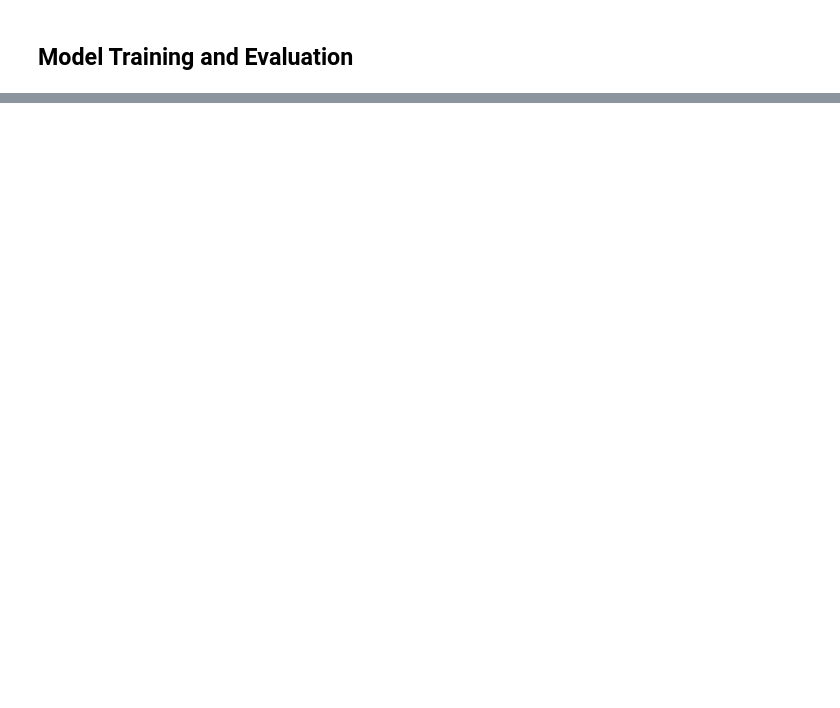
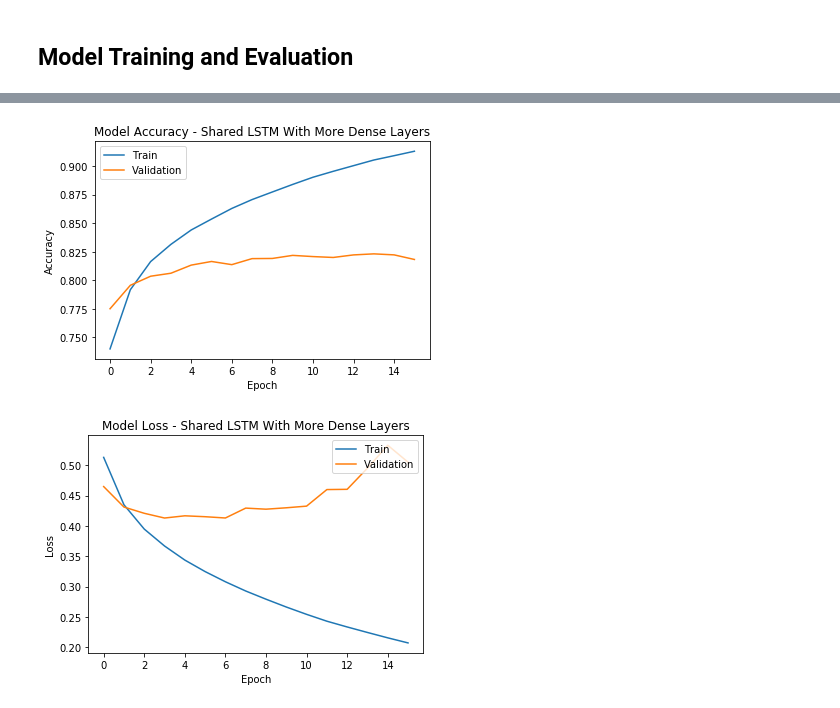
Before and after one commit to janaavula/QuoraKPMG_1, a Jupyter notebook: QuoraQuestionML-Tokenizer.ipynb, the cells around one changed output, grey strips where cells are left out. Saved outputs shown, nothing was run; the diff lists cells and outputs as text; code cells hidden in the pictures; blank space fills up the shorter version.

```diff
--- a/QuoraQuestionML-Tokenizer.ipynb
+++ b/QuoraQuestionML-Tokenizer.ipynb
@@ -1345,0 +1198,6 @@ print (proc_word_in_word2vec[0:100])
+# %%
+# Run the model with 4 epochs and measure the log loss and accuracy on validation data
+n_epoch = 4
+
+model_dense_iter_4 = model_dense.fit([X_train_dict['left'], X_train_dict['right']], Y_train, batch_size=128, epochs=n_epoch,
+         validation_data=([X_valid_dict['left'], X_valid_dict['right']], Y_valid))
@@ -1345,0 +1214,29 @@ print (proc_word_in_word2vec[0:100])
+# %%
+# Capturing the acc and val_acc for differente epochs as a list so that we can plot the graph
+model_dense_iter_acc = model_dense_iter_1.history['acc'] + model_dense_iter_2.history['acc'] + model_dense_iter_3.history['acc'] + model_dense_iter_4.history['acc']
+model_dense_iter_val_acc = model_dense_iter_1.history['val_acc'] + model_dense_iter_2.history['val_acc'] + model_dense_iter_3.history['val_acc'] + model_dense_iter_4.history['val_acc']
+# %%
+# Capturing the loss and val_loss for differente epochs as a list so that we can plot the graph
+model_dense_iter_loss = model_dense_iter_1.history['loss'] + model_dense_iter_2.history['loss'] + model_dense_iter_3.history['loss'] + model_dense_iter_4.history['loss']
+model_dense_iter_val_loss = model_dense_iter_1.history['val_loss'] + model_dense_iter_2.history['val_loss'] + model_dense_iter_3.history['val_loss'] + model_dense_iter_4.history['val_loss']
+# %%
+# Plot accuracy
+plt.plot(model_dense_iter_acc)
+plt.plot(model_dense_iter_val_acc)
+plt.title('Model Accuracy - Shared LSTM With More Dense Layers')
+plt.ylabel('Accuracy')
+plt.xlabel('Epoch')
+plt.legend(['Train', 'Validation'], loc='upper left')
+plt.show()
+
+# Plot loss
+plt.plot(model_dense_iter_loss)
+plt.plot(model_dense_iter_val_loss)
+plt.title('Model Loss - Shared LSTM With More Dense Layers')
+plt.ylabel('Loss')
+plt.xlabel('Epoch')
+plt.legend(['Train', 'Validation'], loc='upper right')
+plt.show()
+# %% [output]
+[figure, added]
+[figure, added]
```
Also changed, not shown: parts of 71 cells of this notebook, 1 other file.
